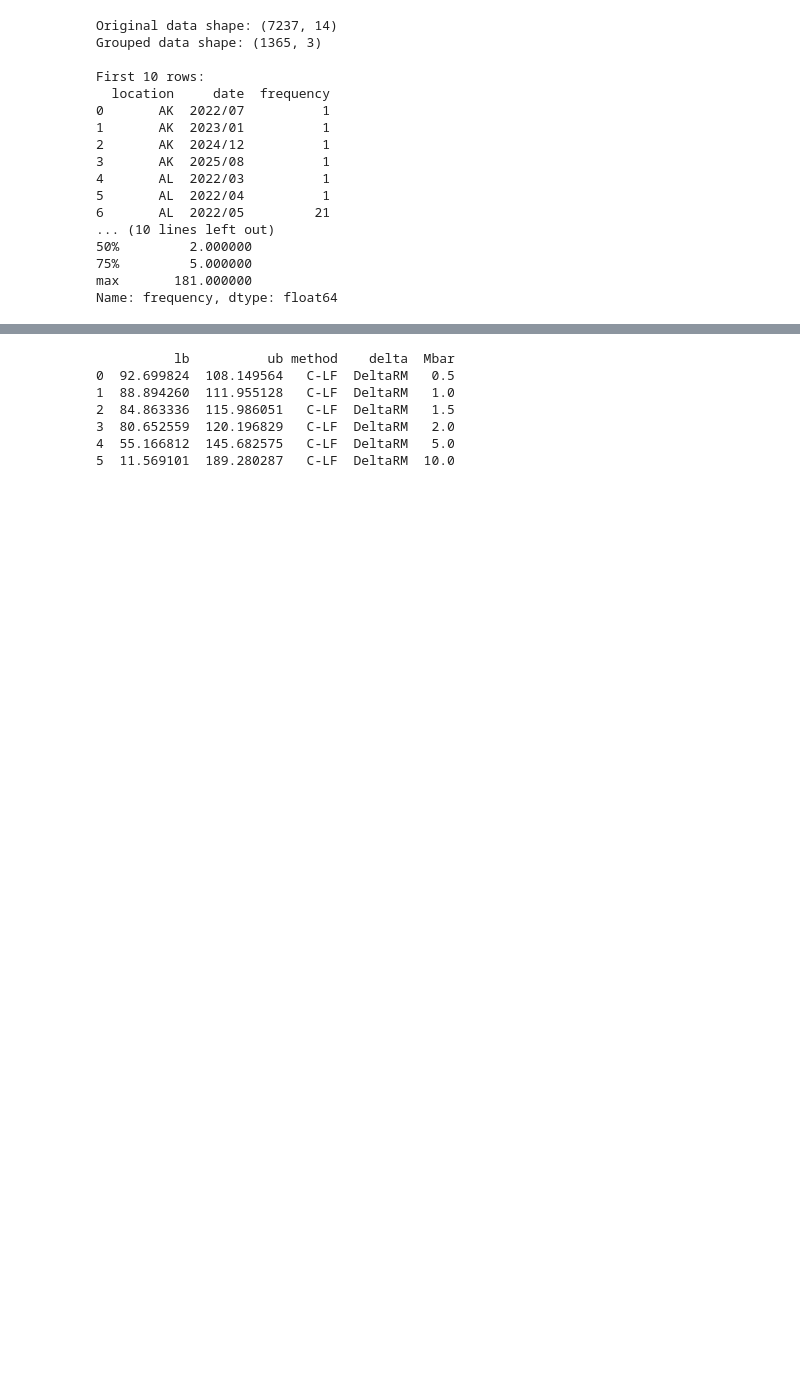
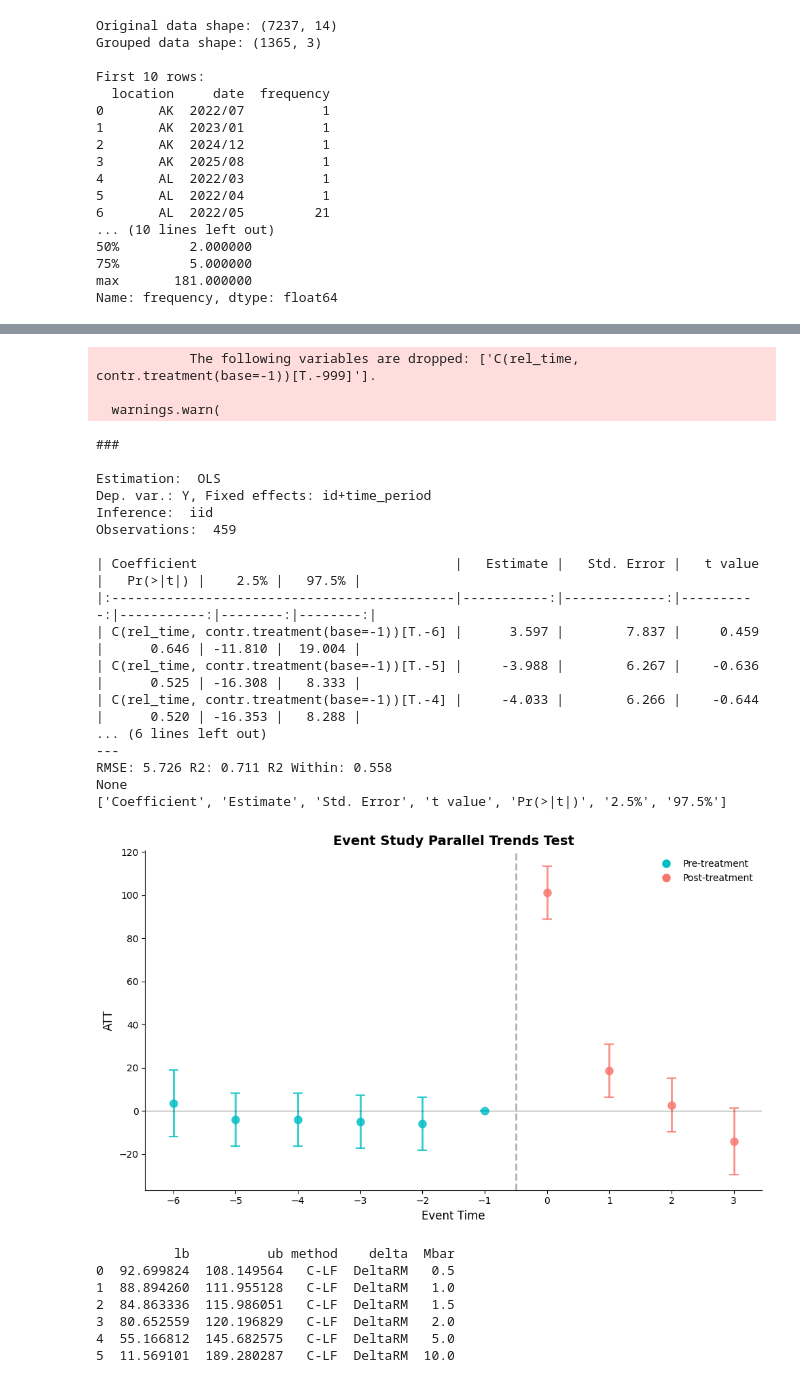
Before and after one commit to xingyuanzhao-project/psci6356, a Jupyter notebook: op5_dids.ipynb, the cells around one changed output, grey strips where cells are left out. Saved outputs shown, nothing was run; the diff lists cells and outputs as text; code cells hidden in the pictures; blank space fills up the shorter version.

```diff
--- a/op5_dids.ipynb
+++ b/op5_dids.ipynb
@@ -203,3 +209,81 @@ plt.show()
+# %%
+# TWFE event study for parallel trends assumption
+import pyfixest as pf
+
+# Create relative time (event time) variable
+df_twfe = df_panel.copy()
+df_twfe['rel_time'] = df_twfe['time_period'] - df_twfe['G']
+# For never-treated units (G=0), set rel_time to a large negative value (will be absorbed)
+df_twfe.loc[df_twfe['G'] == 0, 'rel_time'] = -999
+
+# TWFE event study regression with unit and time fixed effects, ref=-1
+twfe_model = pf.feols("Y ~ i(rel_time, ref=-1) | id + time_period", data=df_twfe)
+print(twfe_model.summary())
+
+# Extract coefficients and standard errors for custom plot
+coef_df = twfe_model.tidy().reset_index()
+print(coef_df.columns.tolist())  # debug column names
+coef_df['event_time'] = coef_df.iloc[:, 0].str.extract(r'\[T\.(-?\d+)\]').astype(float)
+coef_df = coef_df.dropna(subset=['event_time']).sort_values('event_time')
+
+# Add reference period (t=-1) with 0 effect
+ref_row = pd.DataFrame({'event_time': [-1], 'Estimate': [0], 'Std. Error': [0]})
+coef_df = pd.concat([coef_df, ref_row], ignore_index=True).sort_values('event_time')
+
+# Custom plot matching cont_did style
+fig, ax = plt.subplots(figsize=(10, 6))
+
+for _, row in coef_df.iterrows():
+    t = row['event_time']
+    est = row['Estimate']
+    se = row['Std. Error'] if 'Std. Error' in row.index else row.get('std_error', 0)
+    color = '#F8766D' if t >= 0 else '#00BFC4'  # red for post, blue for pre
+    ax.errorbar(t, est, yerr=1.96*se, fmt='o', color=color, markersize=8, capsize=5, capthick=1.5, elinewidth=2, alpha=0.8)
+
+# Vertical line at treatment
+ax.axvline(x=-0.5, color='gray', linestyle='--', alpha=0.6, linewidth=2)
+ax.axhline(y=0, color='black', linestyle='-', alpha=0.3, linewidth=1)
+
+ax.set_xlabel('Event Time', fontsize=12)
+ax.set_ylabel('ATT', fontsize=12)
+ax.set_title('Event Study Parallel Trends Test', fontsize=14, fontweight='bold')
+ax.set_xticks(coef_df['event_time'].values)
+ax.spines['top'].set_visible(False)
+ax.spines['right'].set_visible(False)
+
+# Legend
+from matplotlib.lines import Line2D
+legend_elements = [
+    Line2D([0], [0], marker='o', color='w', markerfacecolor='#00BFC4', markersize=10, label='Pre-treatment'),
+    Line2D([0], [0], marker='o', color='w', markerfacecolor='#F8766D', markersize=10, label='Post-treatment')
+]
+ax.legend(handles=legend_elements, loc='upper right', frameon=False)
+
+plt.tight_layout()
+fig.savefig('./plot/twfe_eventstudy.png', bbox_inches='tight')
+plt.show()
+# %% [output]
+            The following variables are dropped: ['C(rel_time, contr.treatment(base=-1))[T.-999]'].
+
+  warnings.warn(
+###
+
+Estimation:  OLS
+Dep. var.: Y, Fixed effects: id+time_period
+Inference:  iid
+Observations:  459
+
+| Coefficient                                 |   Estimate |   Std. Error |   t value |   Pr(>|t|) |    2.5% |   97.5% |
+|:--------------------------------------------|-----------:|-------------:|----------:|-----------:|--------:|--------:|
+| C(rel_time, contr.treatment(base=-1))[T.-6] |      3.597 |        7.837 |     0.459 |      0.646 | -11.810 |  19.004 |
+| C(rel_time, contr.treatment(base=-1))[T.-5] |     -3.988 |        6.267 |    -0.636 |      0.525 | -16.308 |   8.333 |
+| C(rel_time, contr.treatment(base=-1))[T.-4] |     -4.033 |        6.266 |    -0.644 |      0.520 | -16.353 |   8.288 |
+... (6 lines left out)
+---
+RMSE: 5.726 R2: 0.711 R2 Within: 0.558
+None
+['Coefficient', 'Estimate', 'Std. Error', 't value', 'Pr(>|t|)', '2.5%', '97.5%']
+[figure, added]
 # %%
 import numpy as np
 from moderndid import create_sensitivity_results_rm, construct_original_cs, plot_sensitivity_rm
```
Also changed, not shown: parts of 1 cell of this notebook, 36 other files.
